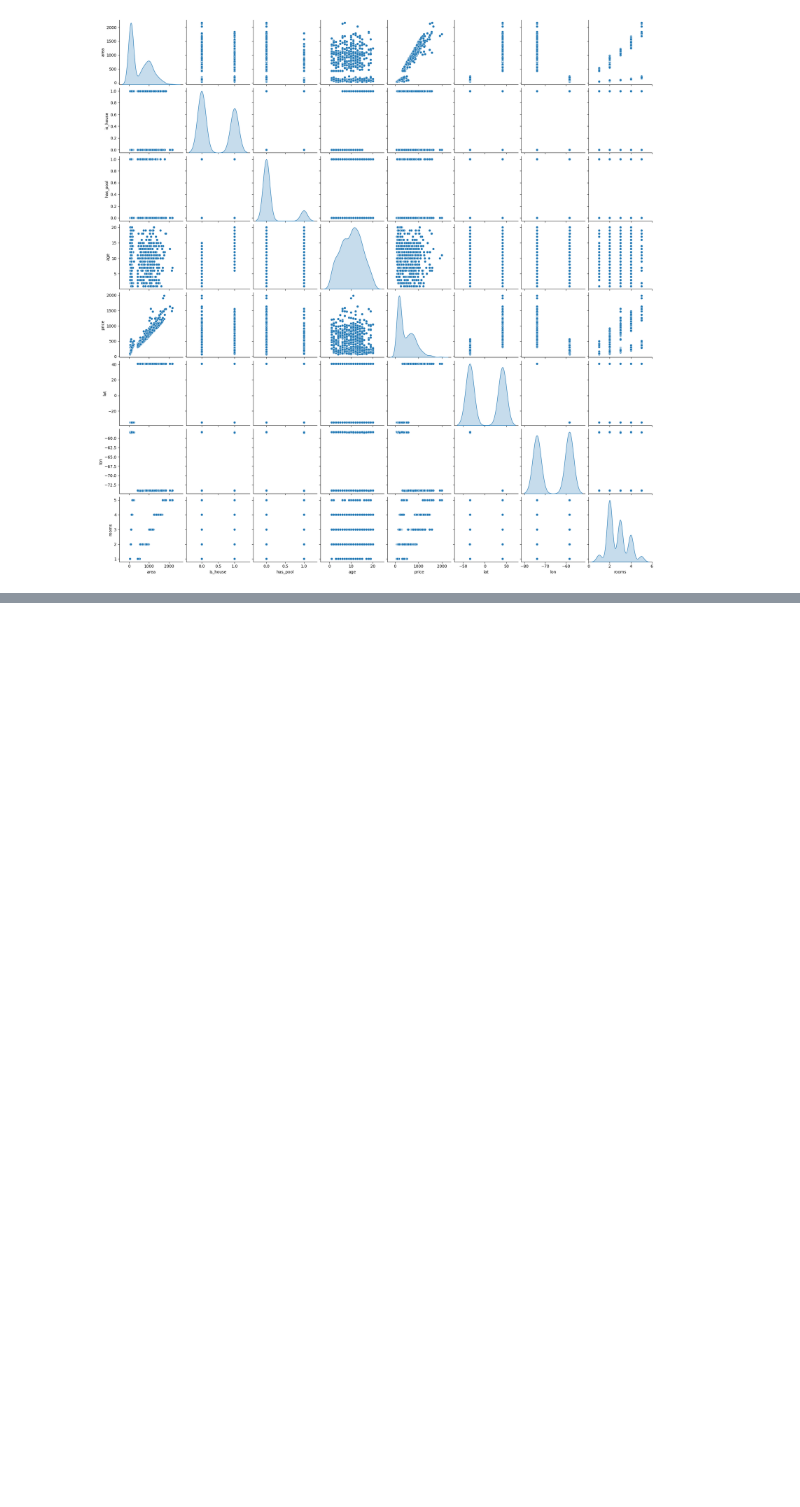
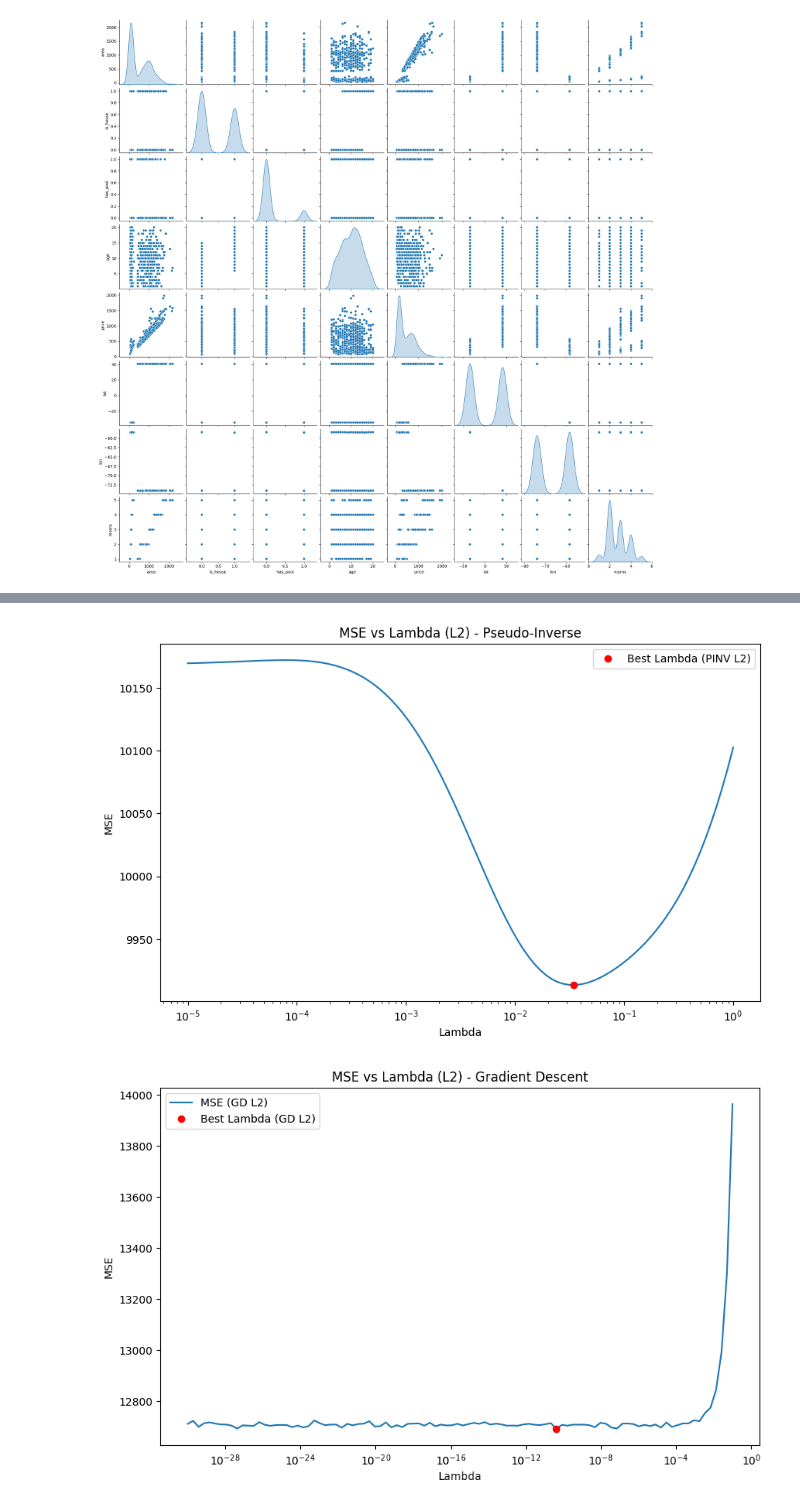
Before and after one commit to ilunomb/ML, a Jupyter notebook: TP1/Nomberg_Ilan_TP1/notebooks/Entrega_TP1.ipynb, the cells around one changed output, grey strips where cells are left out. Saved outputs shown, nothing was run; the diff lists cells and outputs as text; code cells hidden in the pictures; blank space fills up the shorter version.

```diff
--- a/TP1/Nomberg_Ilan_TP1/notebooks/Entrega_TP1.ipynb
+++ b/TP1/Nomberg_Ilan_TP1/notebooks/Entrega_TP1.ipynb
@@ -570,0 +810,66 @@ R2 test: 0.9022052101193279
+# %%
+lambdas = np.logspace(-5, 0, 100)
+mse_values_pinv = []
+
+for l in lambdas:
+    model = LinearRegression(X_train_FE, y_train_FE, L2=l)
+    model.pinv_fit()
+    mse_values_pinv.append(model.loss(X_validate_FE, y_validate_FE, mse))
+
+
+best_lambda = lambdas[np.argmin(mse_values_pinv)]
+
+plt.figure(figsize=(10, 6))
+plt.plot(lambdas, mse_values_pinv)
+plt.plot(best_lambda, np.min(mse_values_pinv), 'ro', label='Best Lambda (PINV L2)')
+plt.xscale('log')
+plt.xlabel('Lambda')
+plt.ylabel('MSE')
+plt.title('MSE vs Lambda (L2) - Pseudo-Inverse')
+plt.legend()
+plt.show()
+
+
+lambdas = np.logspace(-30, -1, 100)
+mse_values_gd_l2 = []
+
+for l in lambdas:
+    model = LinearRegression(X_train_FE, y_train_FE, L2=l)
+    model.gradient_descent_fit()
+    mse_values_gd_l2.append(model.loss(X_validate_FE, y_validate_FE, mse))
+
+best_lambda_gd_l2 = lambdas[np.argmin(mse_values_gd_l2)]
+
+plt.figure(figsize=(10, 6))
+plt.plot(lambdas, mse_values_gd_l2, label='MSE (GD L2)')
+plt.plot(best_lambda_gd_l2, np.min(mse_values_gd_l2), 'ro', label='Best Lambda (GD L2)')
+plt.xscale('log')
+plt.xlabel('Lambda')
+plt.ylabel('MSE')
+plt.title('MSE vs Lambda (L2) - Gradient Descent')
+plt.legend()
+plt.show()
+
+
+lambdas = np.logspace(-30, 0, 100)
+mse_values_gd_l1 = []
+
+for l in lambdas:
+    model = LinearRegression(X_train_FE, y_train_FE, L1=l)
+    model.gradient_descent_fit()
+    mse_values_gd_l1.append(model.loss(X_validate_FE, y_validate_FE, mse))
+
+best_lambda = lambdas[np.argmin(mse_values_gd_l1)]
+
+plt.figure(figsize=(10, 6))
+plt.plot(lambdas, mse_values_gd_l1)
+plt.plot(best_lambda, np.min(mse_values_gd_l1), 'ro', label='Best Lambda (GD L1)')
+plt.xscale('log')
+plt.xlabel('Lambda')
+plt.ylabel('MSE')
+plt.title('MSE vs Lambda (L1) - Gradient Descent')
+plt.legend()
+plt.show()
+# %% [output]
+[figure, added]
+[figure, added]
```
Also changed, not shown: parts of 53 cells of this notebook, 5 other files.
